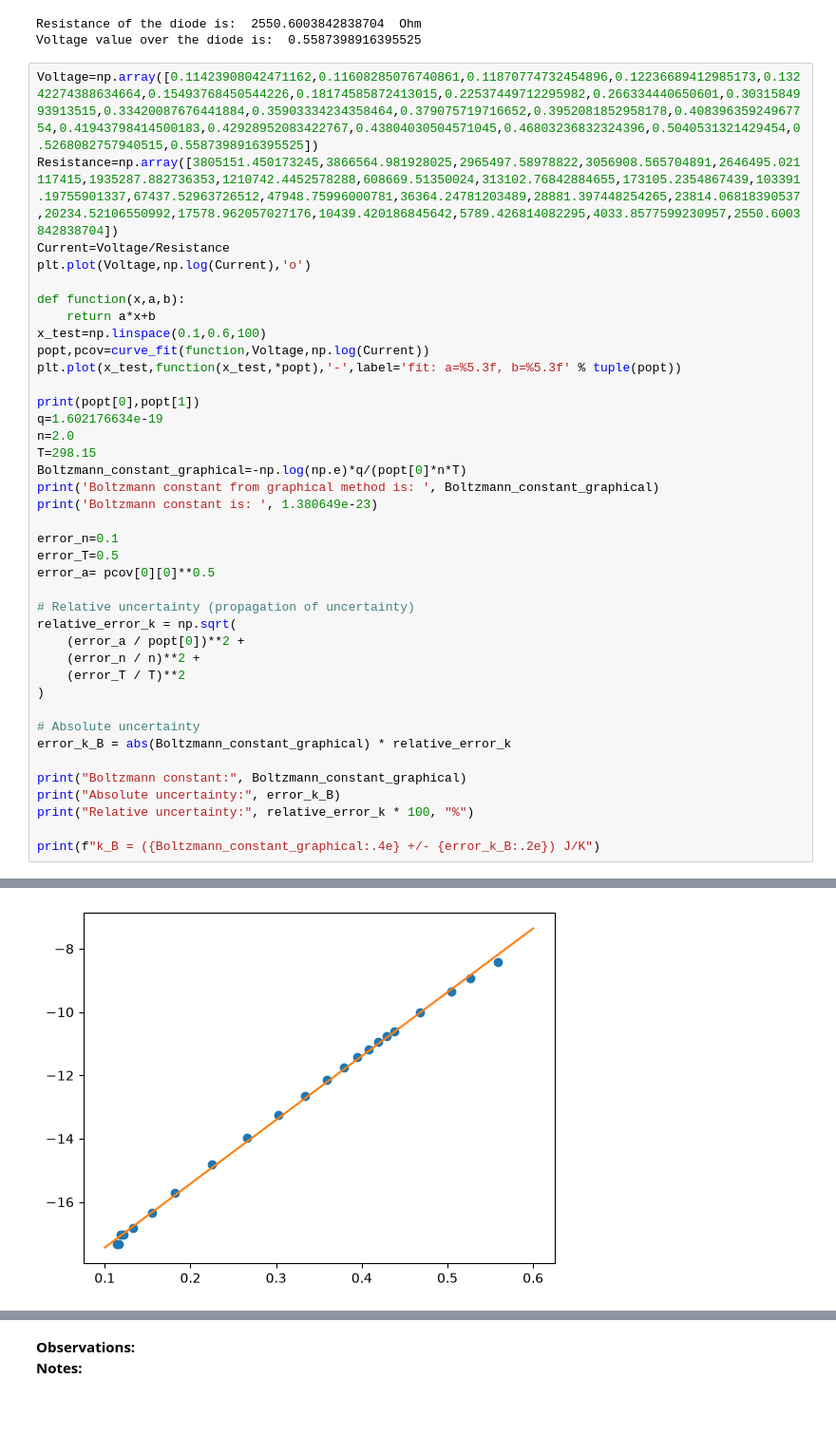
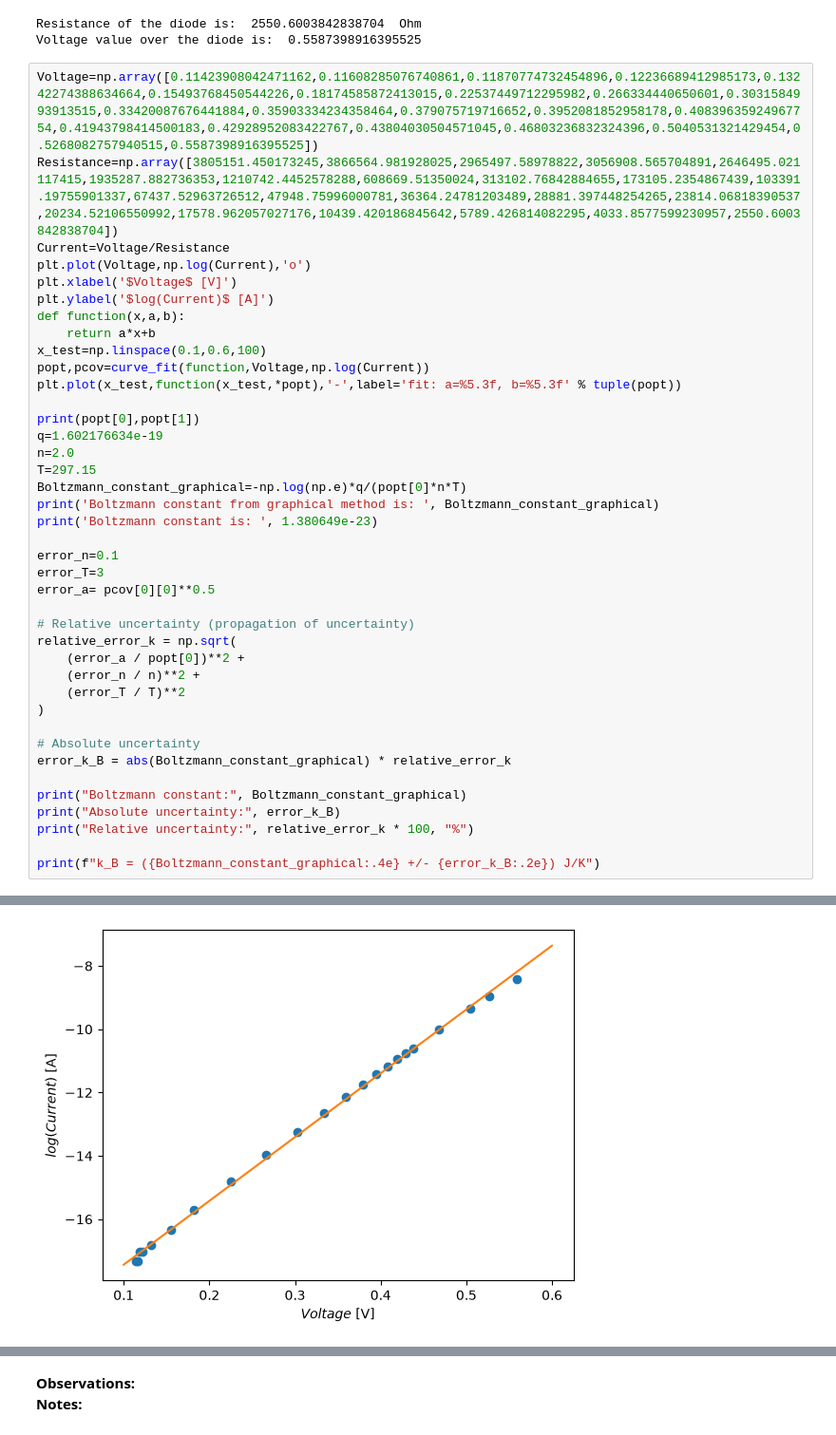
Before and after one commit to fenerbahceisbest1907/IP2-Arthur-Cem-BMConstant, a Jupyter notebook: BC_vinden_arthur_cem.ipynb, the cells around one changed output, grey strips where cells are left out. Shown at 95% size. Drawn from its saved outputs; the diff is of its cells as text; blank space fills up the shorter version.

```diff
--- a/BC_vinden_arthur_cem.ipynb
+++ b/BC_vinden_arthur_cem.ipynb
@@ -62,7 +62,8 @@ Voltage=np.array([0.11423908042471162,0.11608285076740861,0.11870774732454896,0.
 Resistance=np.array([3805151.450173245,3866564.981928025,2965497.58978822,3056908.565704891,2646495.021117415,1935287.882736353,1210742.4452578288,608669.51350024,313102.76842884655,173105.2354867439,103391.19755901337,67437.52963726512,47948.75996000781,36364.24781203489,28881.397448254265,23814.06818390537,20234.52106550992,17578.962057027176,10439.420186845642,5789.426814082295,4033.8577599230957,2550.6003842838704])
 Current=Voltage/Resistance
 plt.plot(Voltage,np.log(Current),'o')
-
+plt.xlabel('$Voltage$ [V]')
+plt.ylabel('$log(Current)$ [A]')
 def function(x,a,b):
     return a*x+b
 x_test=np.linspace(0.1,0.6,100)
@@ -72,13 +73,13 @@ plt.plot(x_test,function(x_test,*popt),'-',label='fit: a=%5.3f, b=%5.3f' % tuple
 print(popt[0],popt[1])
 q=1.602176634e-19
 n=2.0
-T=298.15
+T=297.15
 Boltzmann_constant_graphical=-np.log(np.e)*q/(popt[0]*n*T)
 print('Boltzmann constant from graphical method is: ', Boltzmann_constant_graphical)
 print('Boltzmann constant is: ', 1.380649e-23)
 
 error_n=0.1
-error_T=0.5
+error_T=3
 error_a= pcov[0][0]**0.5
 
 # Relative uncertainty (propagation of uncertainty)
@@ -107 +108 @@ k_B = (-1.3328e-23 +/- 6.74e-25) J/K
-[figure, old version]
+[figure, new version]
```
Also changed, not shown: parts of 2 cells of this notebook.
